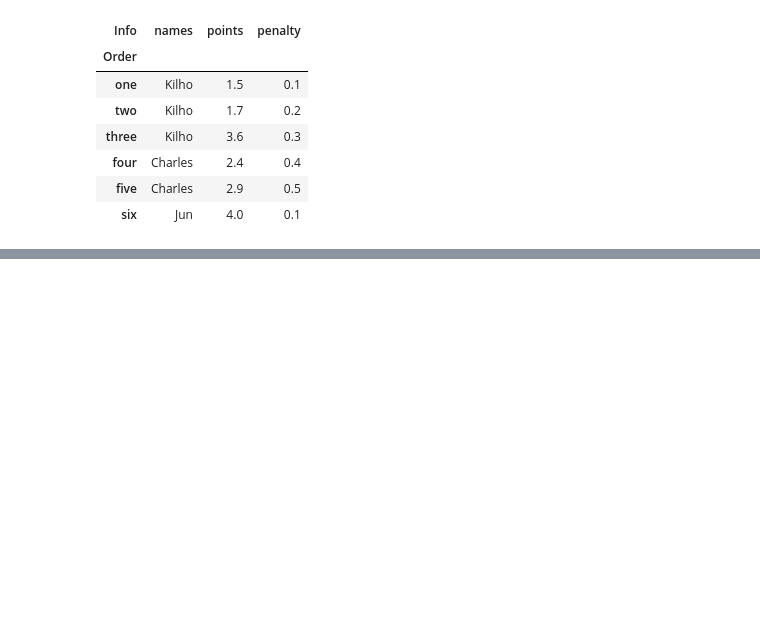
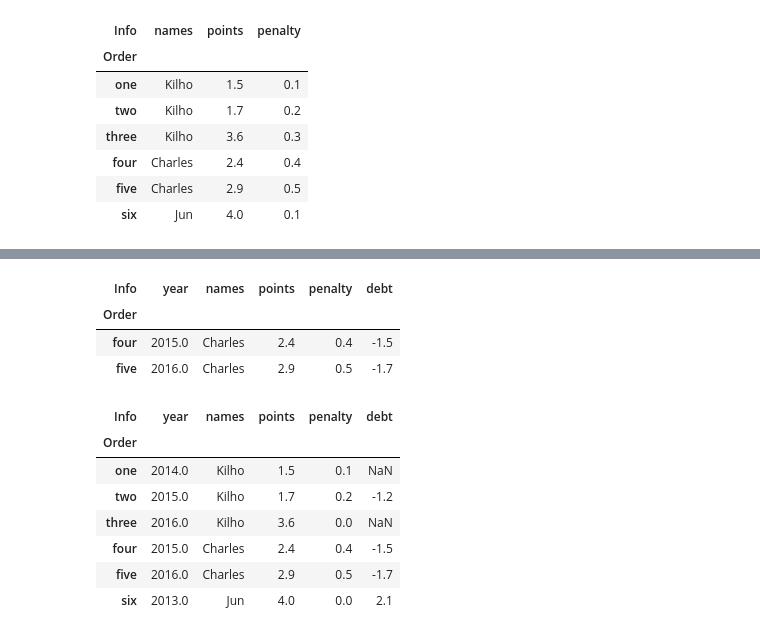
Before and after one commit to bhj8286/Data-mining, a Jupyter notebook: 수업 실습/데이터_마이닝_3월_13일.ipynb, the cells around one changed output, grey strips where cells are left out. Saved outputs shown, nothing was run; the diff lists cells and outputs as text; code cells hidden in the pictures; blank space fills up the shorter version.

```diff
--- a/수업 실습/데이터_마이닝_3월_13일.ipynb
+++ b/수업 실습/데이터_마이닝_3월_13일.ipynb
@@ -388,0 +389,3 @@ df2.iloc[1,2]
+# %%
+df = df2.copy()
+df
@@ -388,0 +409,19 @@ df2.iloc[1,2]
+# %%
+df.loc[ (df['points']>2) & (df['points']<3), : ]
+# %% [output]
+| Info | year | names | points | penalty | debt |
+| Order |  |  |  |  |  |
+| four | 2015.0 | Charles | 2.4 | 0.4 | -1.5 |
+| five | 2016.0 | Charles | 2.9 | 0.5 | -1.7 |
+# %%
+df.loc[ df['points'] > 3, 'penalty' ] = 0
+df
+# %% [output]
+| Info | year | names | points | penalty | debt |
+| Order |  |  |  |  |  |
+| one | 2014.0 | Kilho | 1.5 | 0.1 | NaN |
+| two | 2015.0 | Kilho | 1.7 | 0.2 | -1.2 |
+| three | 2016.0 | Kilho | 3.6 | 0.0 | NaN |
+| four | 2015.0 | Charles | 2.4 | 0.4 | -1.5 |
+| five | 2016.0 | Charles | 2.9 | 0.5 | -1.7 |
+| six | 2013.0 | Jun | 4.0 | 0.0 | 2.1 |
```
Also changed, not shown: parts of 42 cells of this notebook.
